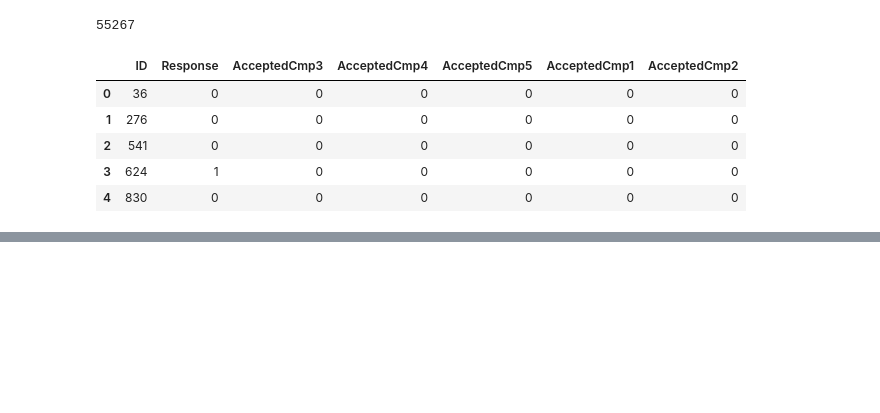
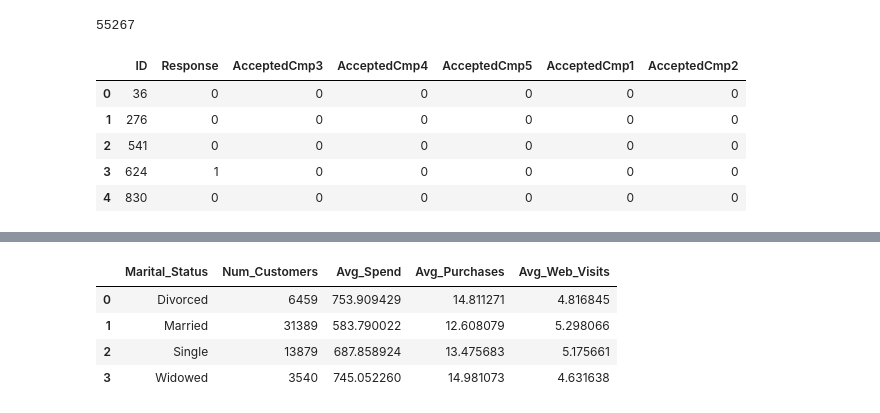
Before and after one commit to dharanigs-19/Mini-Project, a Jupyter notebook: Mini_Project_2.ipynb, the cells around one changed output, grey strips where cells are left out. Saved outputs shown, nothing was run; the diff lists cells and outputs as text; code cells hidden in the pictures; blank space fills up the shorter version.

```diff
--- a/Mini_Project_2.ipynb
+++ b/Mini_Project_2.ipynb
@@ -794,0 +847,18 @@ pd.read_sql("select * from customer_campaigns limit 5",conn)
+# %%
+# segment summary by marital status
+
+pd.read_sql("""select c.Marital_Status,
+count(distinct c.ID) as Num_Customers,
+avg(cs.Total_Spend) as Avg_Spend,
+avg(cp.Total_Purchases) as Avg_Purchases,
+avg(cp.NumWebVisitsMonth) as Avg_Web_Visits
+from customer c
+join customer_spend cs on c.ID = cs.ID
+join customer_purchase cp on c.ID = cp.ID
+group by c.Marital_Status""",conn)
+# %% [output]
+|  | Marital_Status | Num_Customers | Avg_Spend | Avg_Purchases | Avg_Web_Visits |
+| 0 | Divorced | 6459 | 753.909429 | 14.811271 | 4.816845 |
+| 1 | Married | 31389 | 583.790022 | 12.608079 | 5.298066 |
+| 2 | Single | 13879 | 687.858924 | 13.475683 | 5.175661 |
+| 3 | Widowed | 3540 | 745.052260 | 14.981073 | 4.631638 |
```
Also changed, not shown: parts of 9 cells of this notebook.
